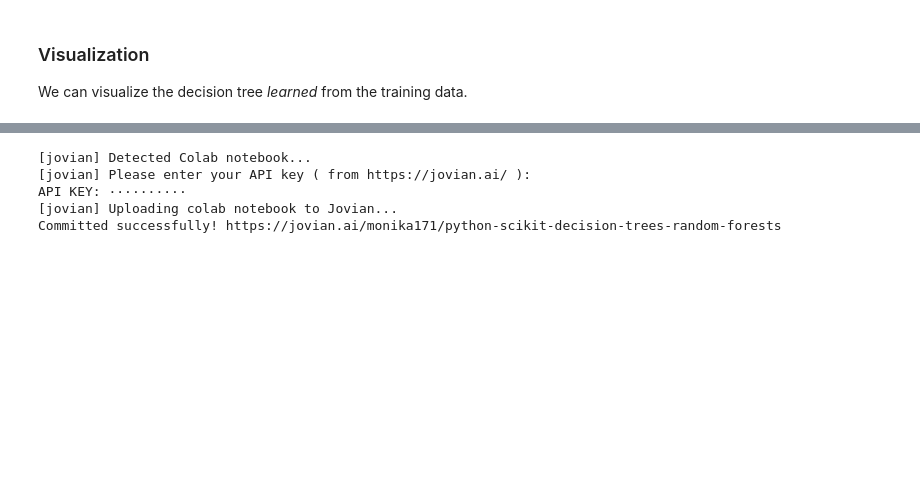
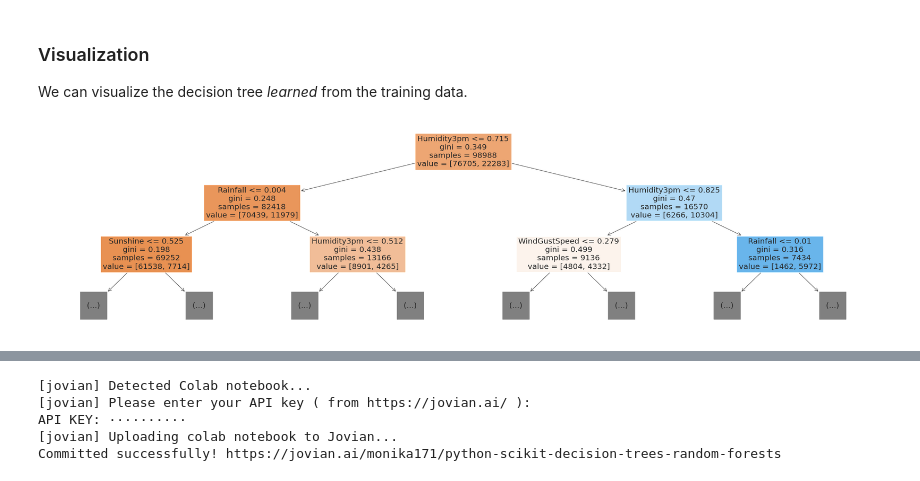
Before and after one commit to Monika171/Machine-Leaning-with-Python, a Jupyter notebook: python_scikit_decision_trees_random_forests.ipynb, the cells around one changed output, grey strips where cells are left out. Saved outputs shown, nothing was run; the diff lists cells and outputs as text; code cells hidden in the pictures; blank space fills up the shorter version.

```diff
--- a/python_scikit_decision_trees_random_forests.ipynb
+++ b/python_scikit_decision_trees_random_forests.ipynb
@@ -388,0 +391,5 @@ We can visualize the decision tree _learned_ from the training data.
+# %%
+plt.figure(figsize=(40,10))
+plot_tree(model, feature_names=X_train.columns, max_depth=2, filled=True);
+# %% [output]
+[figure, added]
```
Also changed, not shown: parts of 29 cells of this notebook.
